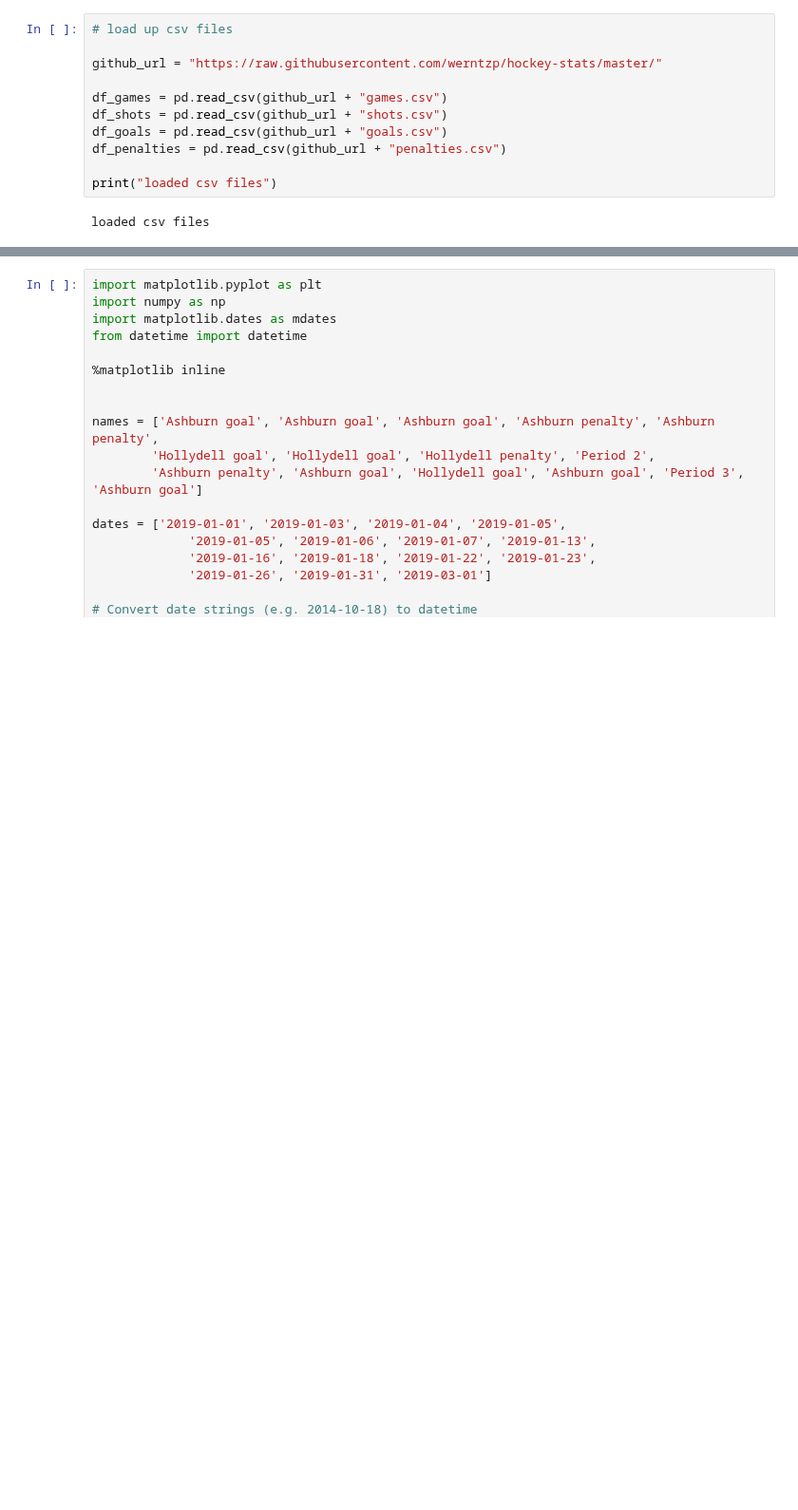
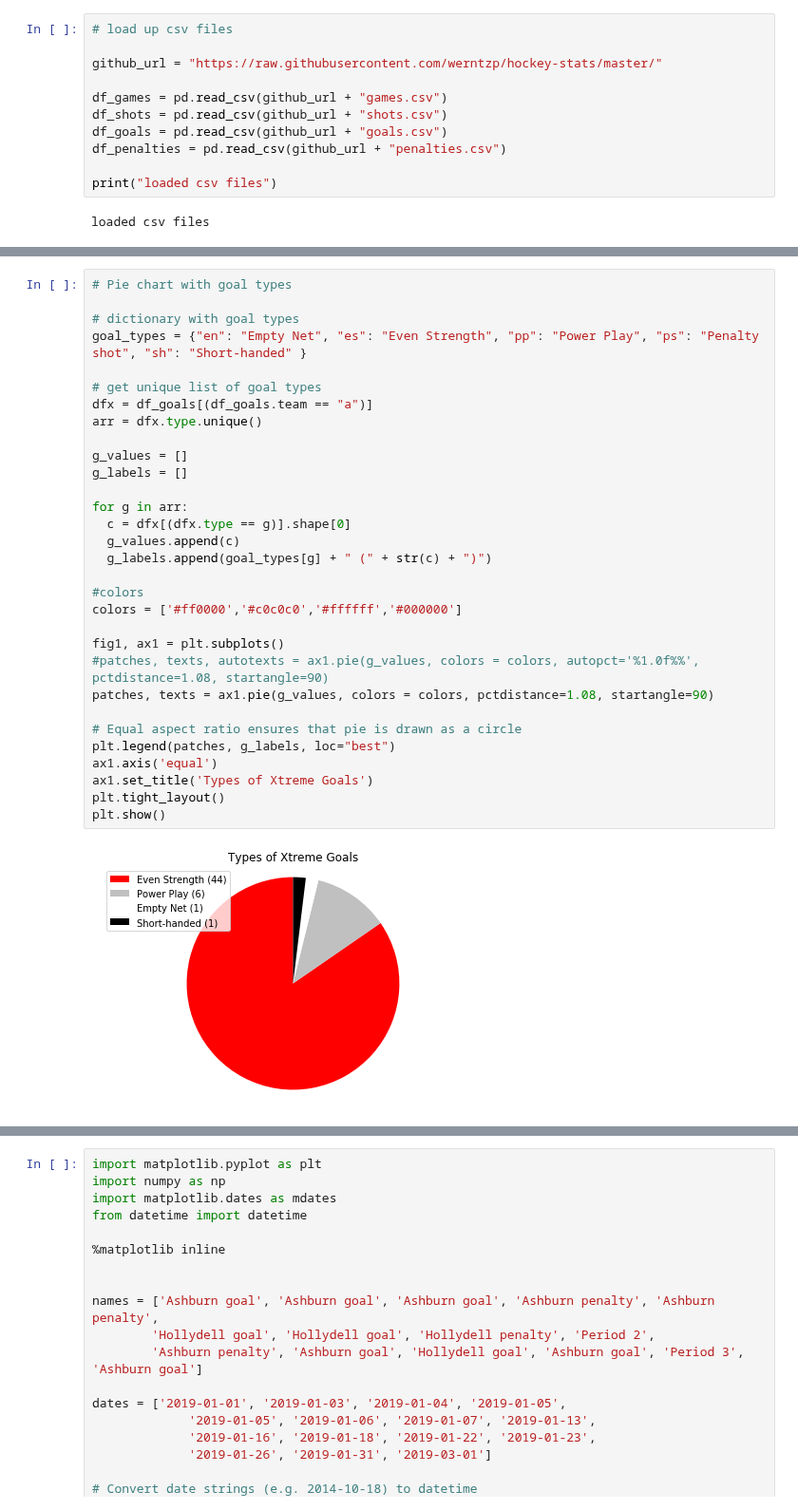
Before and after one commit to werntzp/hockey-stats, a Jupyter notebook: stats_charts.ipynb, the cells around one changed output, grey strips where cells are left out. Shown at 95% size. Drawn from its saved outputs; the diff is of its cells as text; blank space fills up the shorter version.

```diff
--- a/stats_charts.ipynb
+++ b/stats_charts.ipynb
@@ -198,6 +209,39 @@ fig.update_layout(
 fig.show()
 # %% [output]
 [interactive output not drawn]
+# %%
+# Pie chart with goal types
+
+# dictionary with goal types
+goal_types = {"en": "Empty Net", "es": "Even Strength", "pp": "Power Play", "ps": "Penalty shot", "sh": "Short-handed" }
+
+# get unique list of goal types
+dfx = df_goals[(df_goals.team == "a")]
+arr = dfx.type.unique()
+
+g_values = []
+g_labels = []
+
+for g in arr:
+  c = dfx[(dfx.type == g)].shape[0]
+  g_values.append(c)
+  g_labels.append(goal_types[g] + " (" + str(c) + ")")
+
+#colors
+colors = ['#ff0000','#c0c0c0','#ffffff','#000000']
+
+fig1, ax1 = plt.subplots()
+#patches, texts, autotexts = ax1.pie(g_values, colors = colors, autopct='%1.0f%%', pctdistance=1.08, startangle=90)
+patches, texts = ax1.pie(g_values, colors = colors, pctdistance=1.08, startangle=90)
+
+# Equal aspect ratio ensures that pie is drawn as a circle
+plt.legend(patches, g_labels, loc="best")
+ax1.axis('equal')
+ax1.set_title('Types of Xtreme Goals')
+plt.tight_layout()
+plt.show()
+# %% [output]
+[figure, added]
 # %%
 # Pie chart with goal types
 
```
Also changed, not shown: parts of 6 cells of this notebook.
